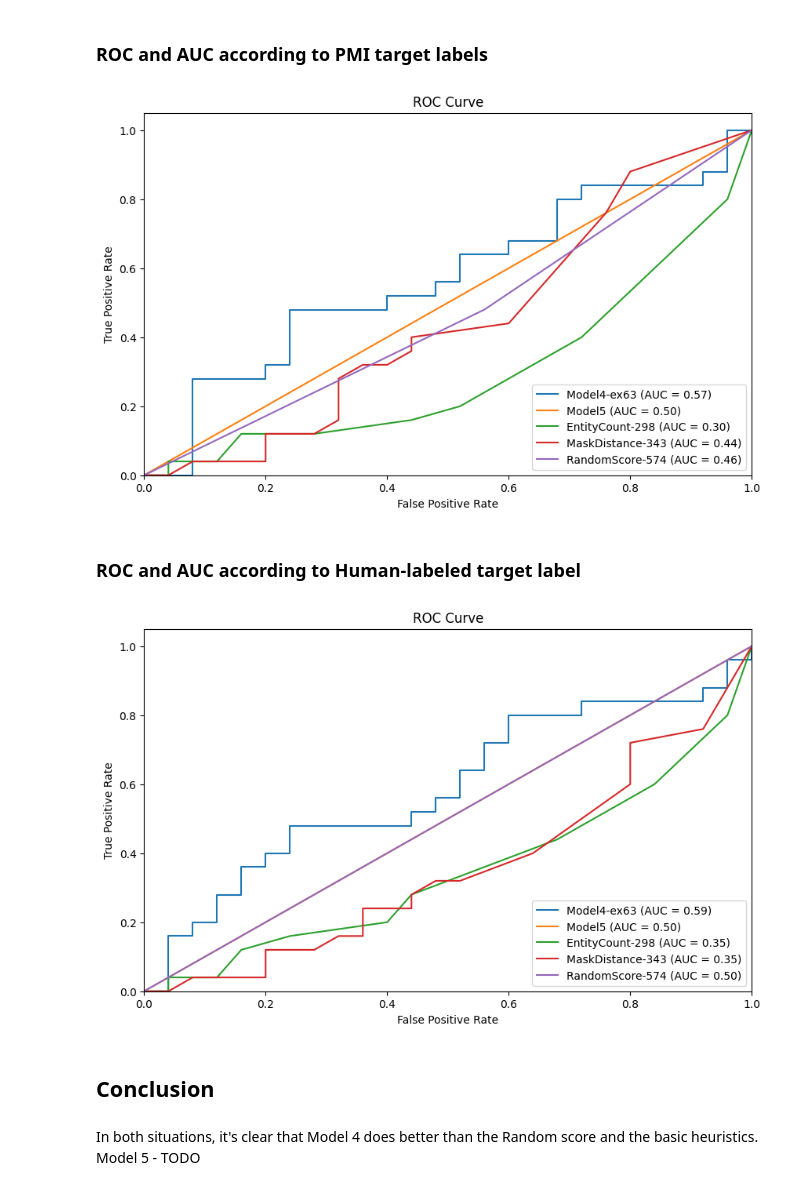
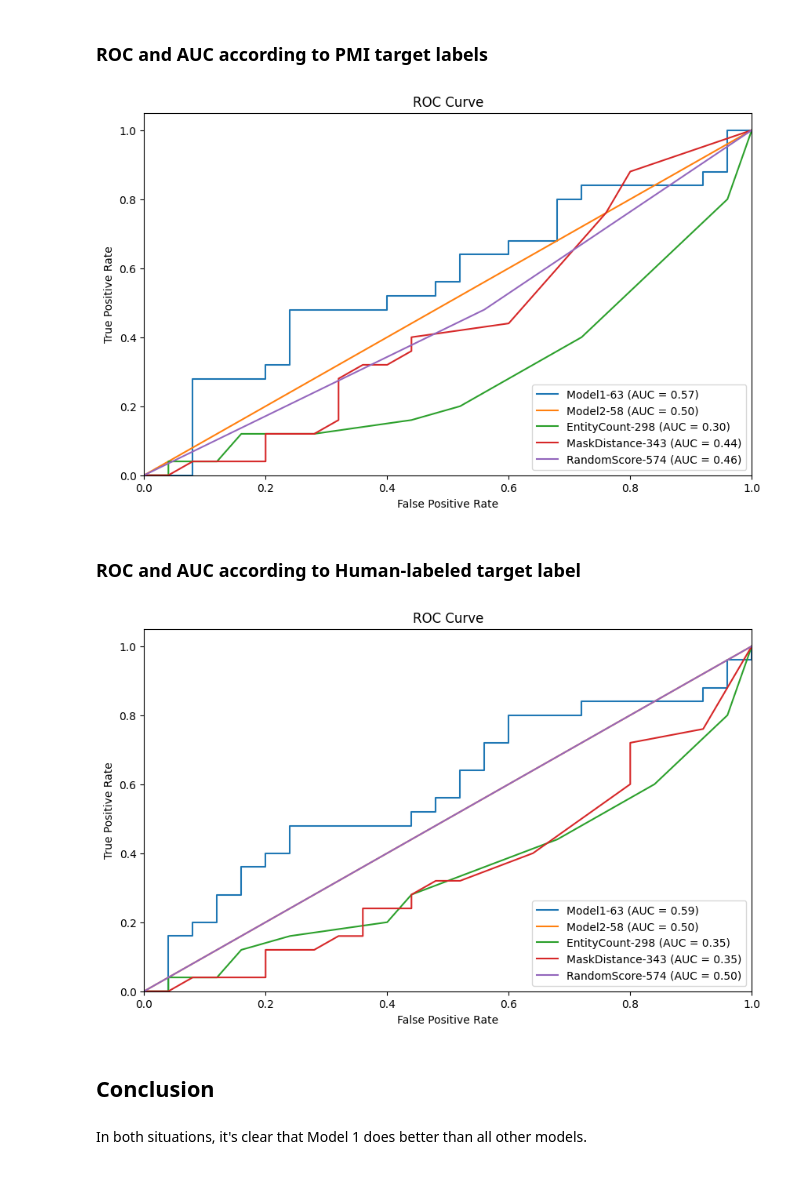
Before and after one commit to mhornstein/NESRR, a Jupyter notebook: 8 Classification Models Performances/ROC and AUC.ipynb, the cells around one changed output. Drawn from its saved outputs; the diff is of its cells as text; code cells hidden in the pictures.

Commit message:
Update notebook with model 2 results

```diff
--- a/8 Classification Models Performances/ROC and AUC.ipynb
+++ b/8 Classification Models Performances/ROC and AUC.ipynb
@@ -54,17 +54,16 @@ def plot_ROC(df, target_column, score_columns):
 # %% [markdown]
 ### ROC and AUC according to PMI target labels
 # %%
-plot_ROC(df, target_column = 'PMI target label', score_columns = ['Model4-ex63', 'Model5', 'EntityCount-298', 'MaskDistance-343', 'RandomScore-574'])
+plot_ROC(df, target_column = 'PMI target label', score_columns = ['Model1-63', 'Model2-58', 'EntityCount-298', 'MaskDistance-343', 'RandomScore-574'])
 # %% [output]
-[figure, old version]
+[figure, new version]
 # %% [markdown]
 ### ROC and AUC according to Human-labeled target label
 # %%
-plot_ROC(df, target_column = 'Human taget label', score_columns = ['Model4-ex63', 'Model5', 'EntityCount-298', 'MaskDistance-343', 'RandomScore-574'])
+plot_ROC(df, target_column = 'Human taget label', score_columns = ['Model1-63', 'Model2-58', 'EntityCount-298', 'MaskDistance-343', 'RandomScore-574'])
 # %% [output]
-[figure, old version]
+[figure, new version]
 # %% [markdown]
 ## Conclusion
 # %% [markdown]
-In both situations, it's clear that Model 4 does better than the Random score and the basic heuristics.
-Model 5 - TODO
+In both situations, it's clear that Model 1 does better than all other models.
```
Also changed, not shown: parts of 2 cells of this notebook, 1 other file.
